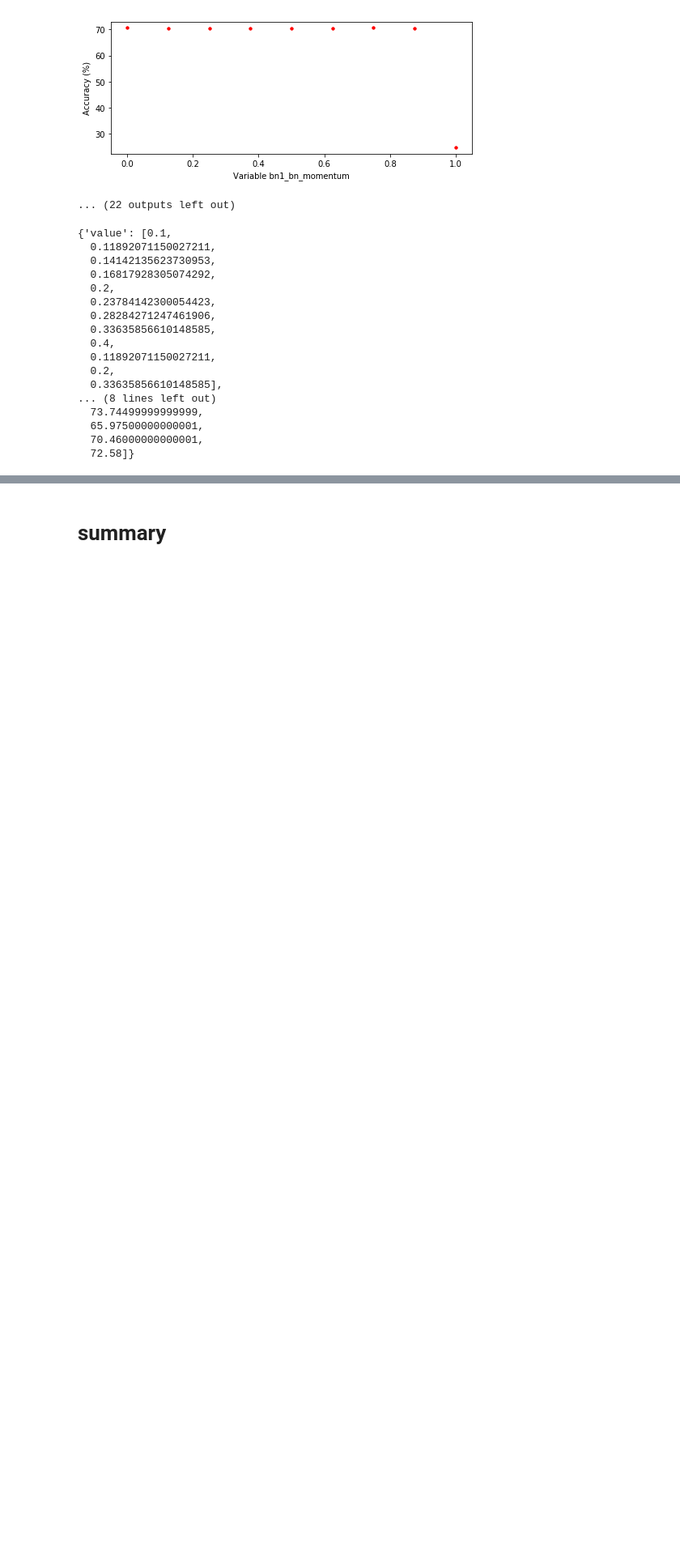
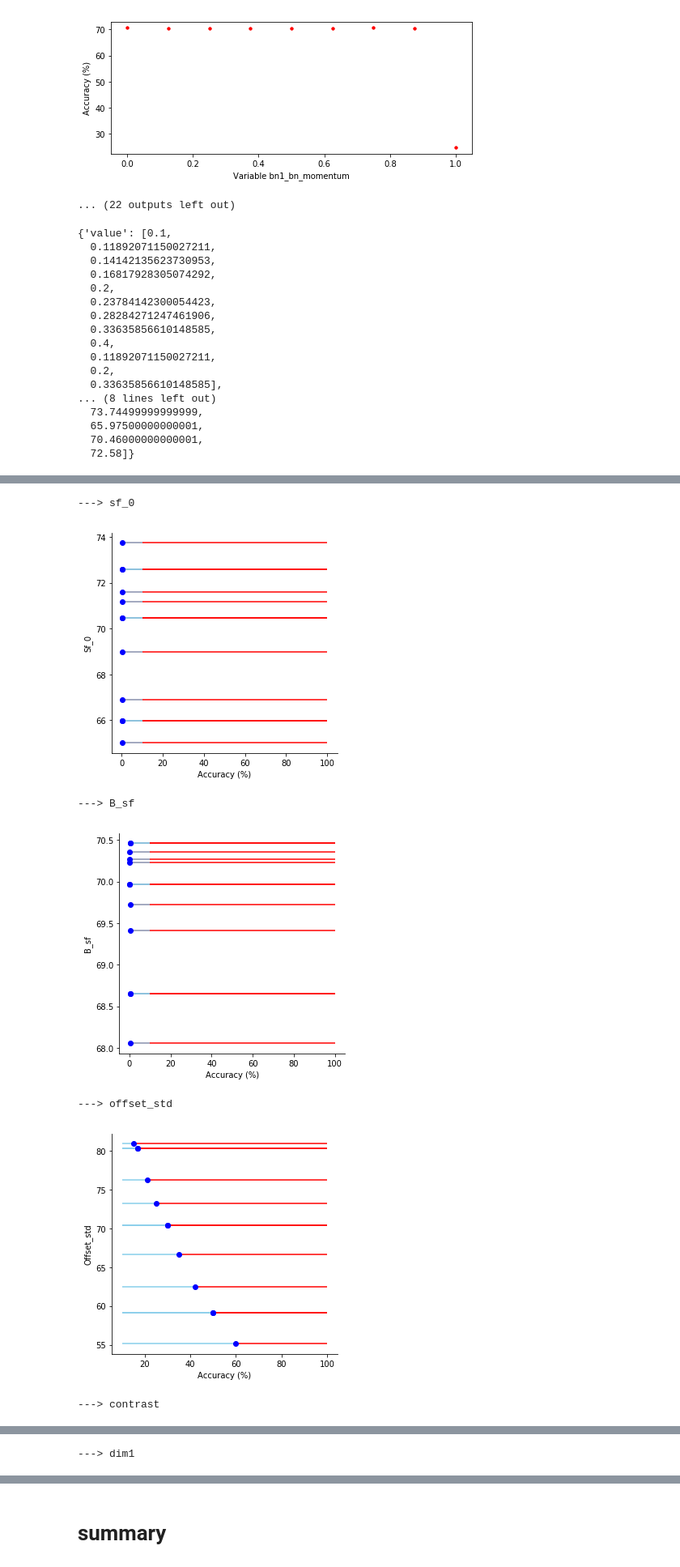
Before and after one commit to laurentperrinet/WhereIsMyMNIST, a Jupyter notebook: figures/4_results_parameters.ipynb, the cells around one changed output, grey strips where cells are left out. Shown at 81% size. Saved outputs shown, nothing was run; the diff lists cells and outputs as text; code cells hidden in the pictures; blank space fills up the shorter version.

```diff
--- a/figures/4_results_parameters.ipynb
+++ b/figures/4_results_parameters.ipynb
@@ -227,17 +226,11 @@ results['sf_0']
   70.46000000000001,
   72.58]}
 # %%
-figname = 'accuracy_'
-figname = ''
-
-tex = ''
-for parameter in results.keys():
-    print('--->',  parameter)
+def plot_accuracy(value, accuracy, xmin=10):
     fig, ax = plt.subplots(figsize=(5, 5))
-    print(results[parameter]['value'],  results[parameter]['accuracy'])
-    ax.plot(results[parameter]['accuracy'], results[parameter]['value'], "o")
-    ax.hlines(y=results[parameter]['value'], xmin=results[parameter]['accuracy'], xmax=100, color='red')
-    ax.hlines(y=results[parameter]['value'], xmin=0, xmax=results[parameter]['accuracy'], color='skyblue')
+    ax.plot(accuracy, value, "o", color='blue')
+    ax.hlines(y=value, xmin=accuracy, xmax=100, color='red')
+    ax.hlines(y=value, xmin=xmin, xmax=accuracy, color='skyblue')
 
     plt.ylabel(parameter.capitalize())
     #print( results[parameter]['value'] )
@@ -252,12 +245,5 @@ for parameter in results.keys():
     # Only show ticks on the left and bottom spines
     ax.yaxis.set_ticks_position('left')
     ax.xaxis.set_ticks_position('bottom')
-    plt.show()
-    if not figname == '':
-        fig_dir = './'
-        fig_ext = '.pdf'
-        fname = figname + parameter + fig_ext
-        tex += "\includegraphics[width=.0666\linewidth]{"+ fname + "} \n"
-        fig.savefig(os.path.join(fig_dir, fname),
-                bbox_inches='tight', pad_inches=0)
-print(tex)
+
+    return fig, ax
@@ -283,0 +250,25 @@ print(tex)
+# %%
+figname = 'accuracy_'
+figname = ''
+
+tex = ''
+for parameter in results.keys():
+    print('--->',  parameter)
+    fig, ax = plot_accuracy(results[parameter]['accuracy'], results[parameter]['value'])
+    plt.show()
+    if not figname == '':
+        fig_dir = './'
+        fig_ext = '.pdf'
+        fname = figname + parameter + fig_ext
+        tex += "\includegraphics[width=.0666\linewidth]{"+ fname + "} \n"
+        fig.savefig(os.path.join(fig_dir, fname),
+                bbox_inches='tight', pad_inches=0)
+print(tex)
+# %% [output]
+---> sf_0
+[figure, added]
+---> B_sf
+[figure, added]
+---> offset_std
+[figure, added]
+---> contrast
@@ -283,0 +276 @@ print(tex)
+---> dim1
```
Also changed, not shown: parts of 10 cells of this notebook.
